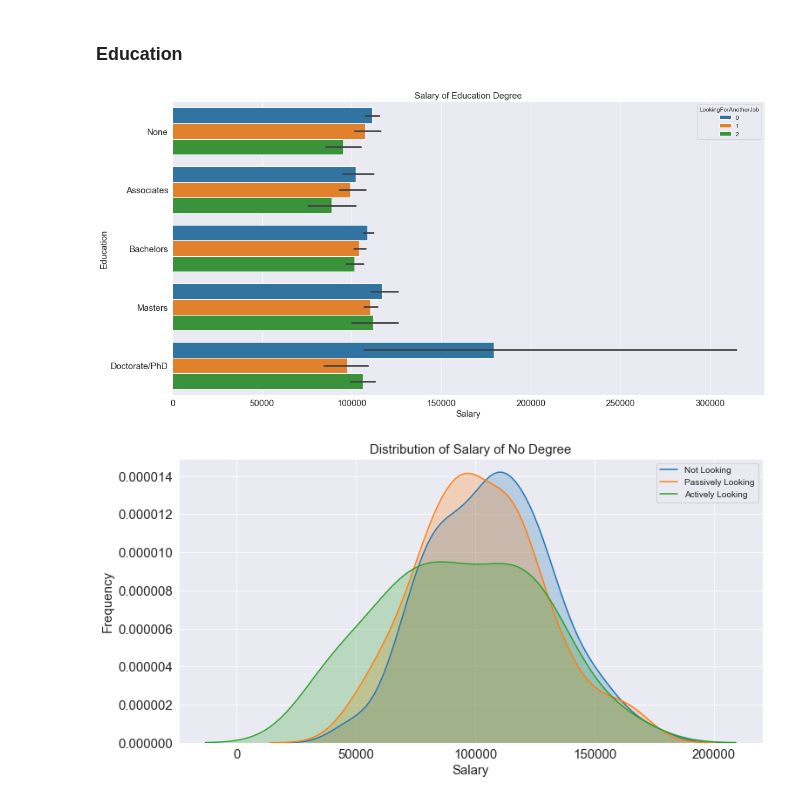
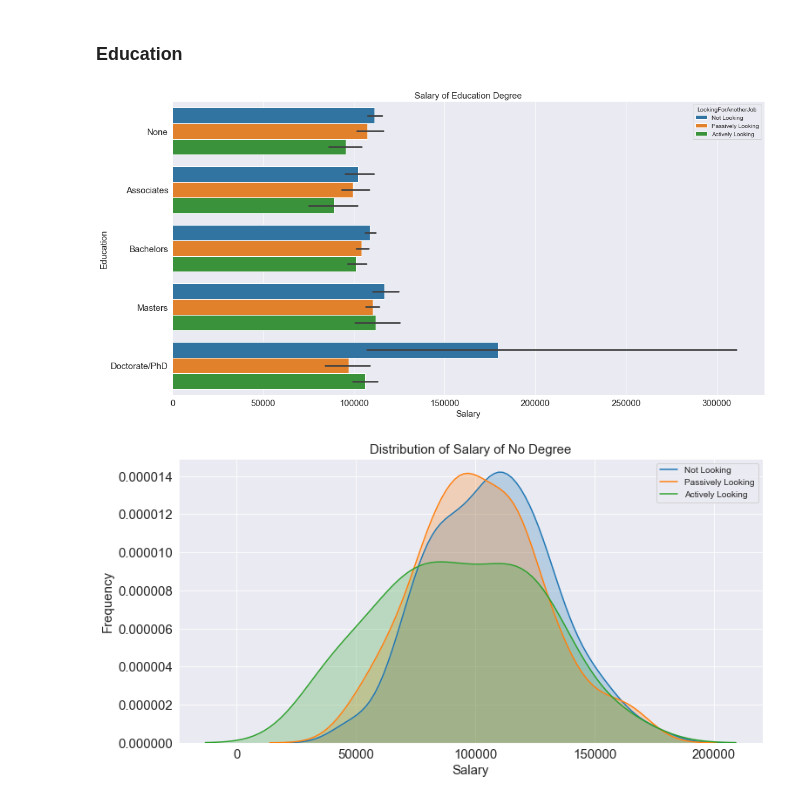
Before and after one commit to unit-00/data-professionals, a Jupyter notebook: salary_analysis.ipynb, the cells around one changed output. Saved outputs shown, nothing was run; the diff lists cells and outputs as text; code cells hidden in the pictures.

```diff
--- a/salary_analysis.ipynb
+++ b/salary_analysis.ipynb
@@ -122,12 +125,15 @@ state_salary = [(nl_salary_adj[nl_cleaned['States'] == state], pl_salary_adj[pl_
 # %%
 fig, ax = plt.subplots(figsize=(16, 8))
 
-sns.barplot(ax=ax, x='States', y='SalaryUSD', hue='LookingForAnotherJob', data=top5_states, order=us_cleaned['States'].value_counts().index[1:6])
+b = sns.barplot(ax=ax, x='States', y='SalaryUSD', hue='LookingForAnotherJob', data=top5_states, order=us_cleaned['States'].value_counts().index[1:6])
 
 ax.set_xlabel('Salary', fontsize=20)
 ax.set_ylabel('States', fontsize=20)
 ax.tick_params(axis='both', which='major', labelsize=15)
 ax.set_title('Salary of States', fontsize=20)
 
+new_labels = ['Not Looking', 'Passively Looking', 'Actively Looking']
+for t, l in zip(b.legend_.texts, new_labels): t.set_text(l)
+
 fig.tight_layout()
 # %% [output]
@@ -233,16 +239,19 @@ all_edu = [(nl_salary_adj[nl_cleaned['Education'] == e], pl_salary_adj[pl_cleane
 # %%
 fig, ax = plt.subplots(figsize=(16, 8))
 
-sns.barplot(ax=ax, x='SalaryUSD', y='Education', hue='LookingForAnotherJob', data=us_cleaned, order=['None', 'Associates', 'Bachelors', 'Masters', 'Doctorate/PhD'])
+b = sns.barplot(ax=ax, x='SalaryUSD', y='Education', hue='LookingForAnotherJob', data=us_cleaned, order=['None', 'Associates', 'Bachelors', 'Masters', 'Doctorate/PhD'])
 
 ax.set_xlabel('Salary', fontsize=15)
 ax.set_ylabel('Education', fontsize=15)
 ax.tick_params(axis='both', which='major', labelsize=15)
 ax.set_title('Salary of Education Degree', fontsize=15)
 
+new_labels = ['Not Looking', 'Passively Looking', 'Actively Looking']
+for t, l in zip(b.legend_.texts, new_labels): t.set_text(l)
+
 fig.tight_layout()
 # %% [output]
-[figure, old version]
+[figure, new version]
 # %%
 fig, ax = plt.subplots(figsize=(12, 6))
 plot_kde(ax, all_edu[0][0], all_edu[0][1], all_edu[0][2], xlabel='Salary', ylabel='Frequency',
```
Also changed, not shown: parts of 14 cells of this notebook, 10 other files.
